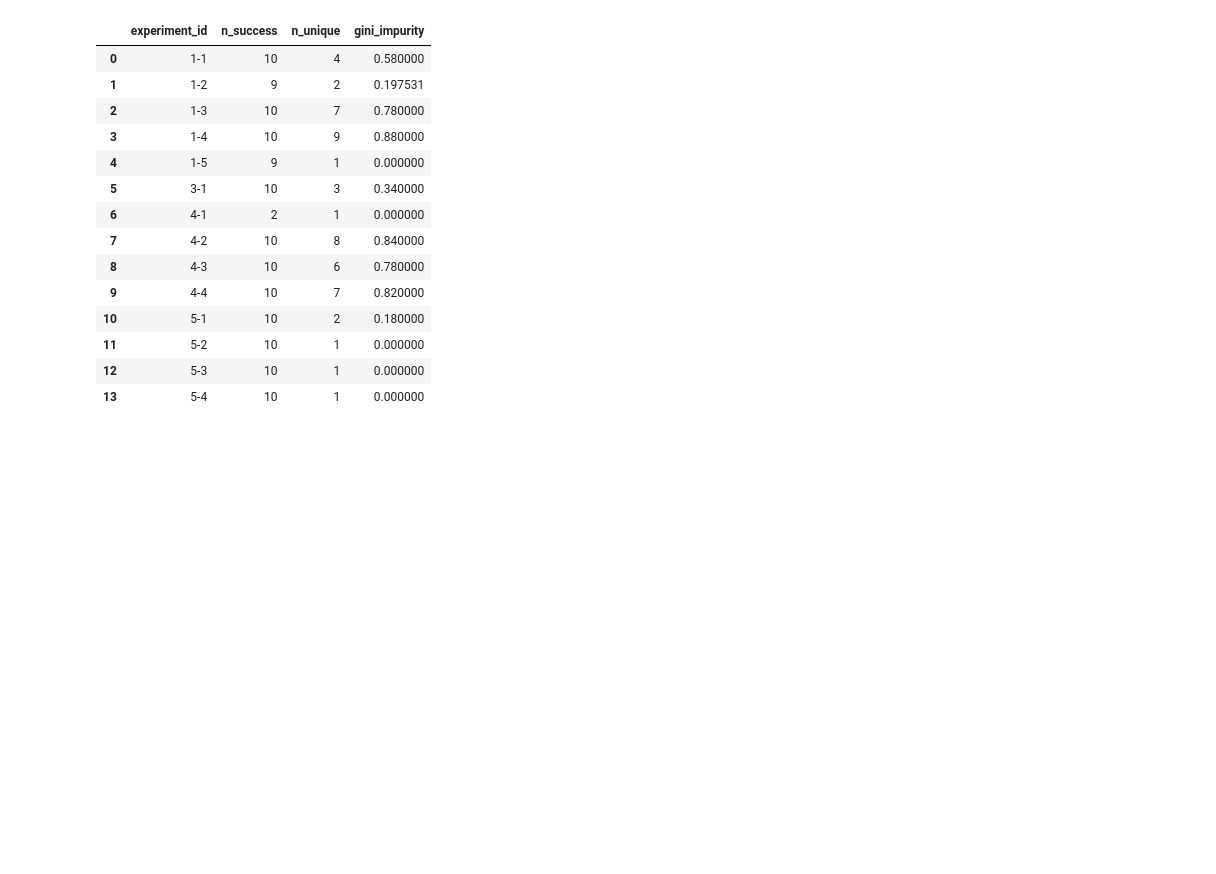
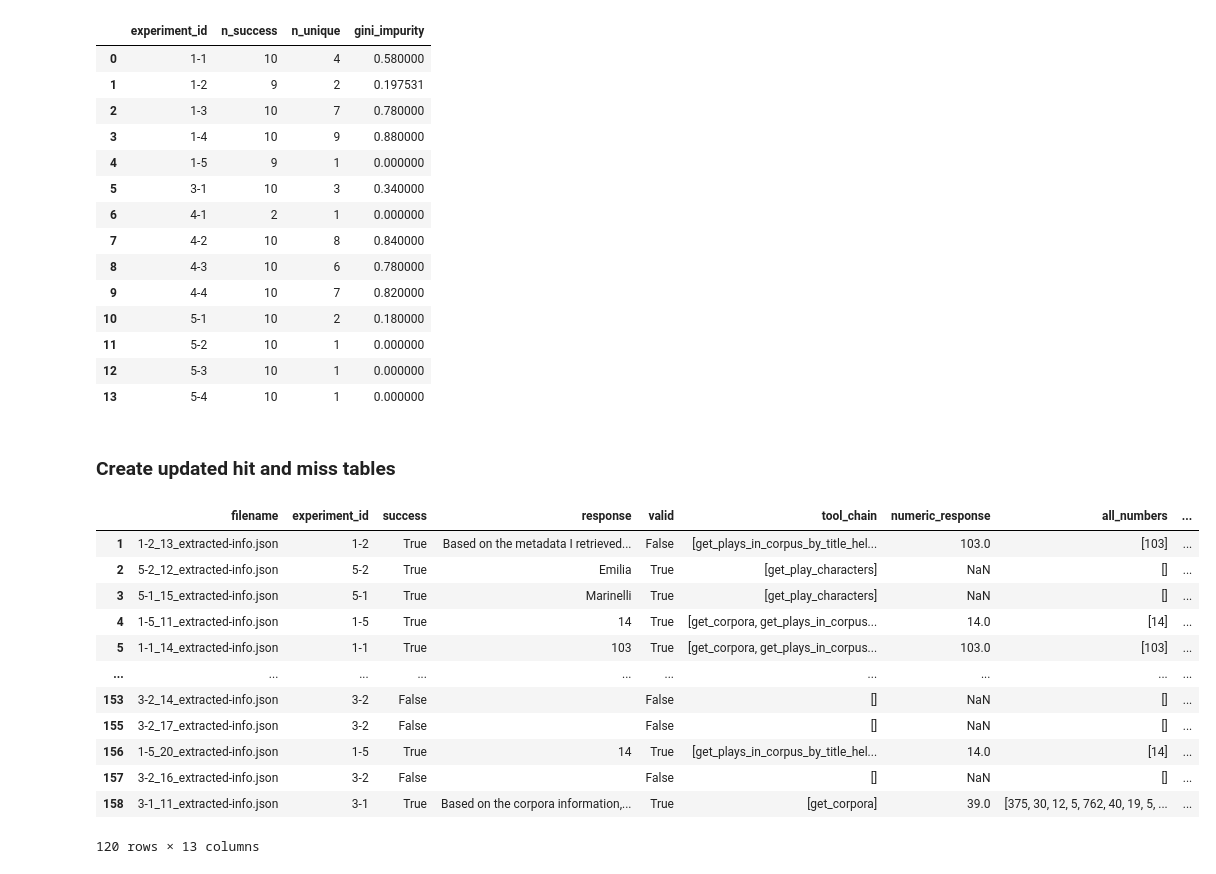
Before and after one commit to dracor-org/dracor-mcp-evaluation, a Jupyter notebook: 2026-JCLS-CDA-Documentation/04_autoEva/responses_analyser.ipynb, the cells around one changed output. Drawn from its saved outputs; the diff is of its cells as text; code cells hidden in the pictures; blank space fills up the shorter version.

```diff
--- a/2026-JCLS-CDA-Documentation/04_autoEva/responses_analyser.ipynb
+++ b/2026-JCLS-CDA-Documentation/04_autoEva/responses_analyser.ipynb
@@ -1248,3 +1249,21 @@ summary
 | 13 | 5-4 | 10 | 1 | 0.000000 |
 # %%
 summary.to_csv(f"results/{model}_response_diversity_summary.csv", index=False)
+# %% [markdown]
+### Create updated hit and miss tables
+# %%
+df_precise_answers
+# %% [output]
+|  | filename | experiment_id | success | response | valid | tool_chain | numeric_response | all_numbers | ... |
+| 1 | 1-2_13_extracted-info.json | 1-2 | True | Based on the metadata I retrieved... | False | [get_plays_in_corpus_by_title_hel... | 103.0 | [103] | ... |
+| 2 | 5-2_12_extracted-info.json | 5-2 | True | Emilia | True | [get_play_characters] | NaN | [] | ... |
+| 3 | 5-1_15_extracted-info.json | 5-1 | True | Marinelli | True | [get_play_characters] | NaN | [] | ... |
+| 4 | 1-5_11_extracted-info.json | 1-5 | True | 14 | True | [get_corpora, get_plays_in_corpus... | 14.0 | [14] | ... |
+| 5 | 1-1_14_extracted-info.json | 1-1 | True | 103 | True | [get_corpora, get_plays_in_corpus... | 103.0 | [103] | ... |
+| ... | ... | ... | ... | ... | ... | ... | ... | ... | ... |
+| 153 | 3-2_14_extracted-info.json | 3-2 | False |  | False | [] | NaN | [] | ... |
+| 155 | 3-2_17_extracted-info.json | 3-2 | False |  | False | [] | NaN | [] | ... |
+| 156 | 1-5_20_extracted-info.json | 1-5 | True | 14 | True | [get_plays_in_corpus_by_title_hel... | 14.0 | [14] | ... |
+| 157 | 3-2_16_extracted-info.json | 3-2 | False |  | False | [] | NaN | [] | ... |
+| 158 | 3-1_11_extracted-info.json | 3-1 | True | Based on the corpora information,... | True | [get_corpora] | 39.0 | [375, 30, 12, 5, 762, 40, 19, 5, ... | ... |
+120 rows × 13 columns
```
Also changed, not shown: parts of 32 cells of this notebook.
